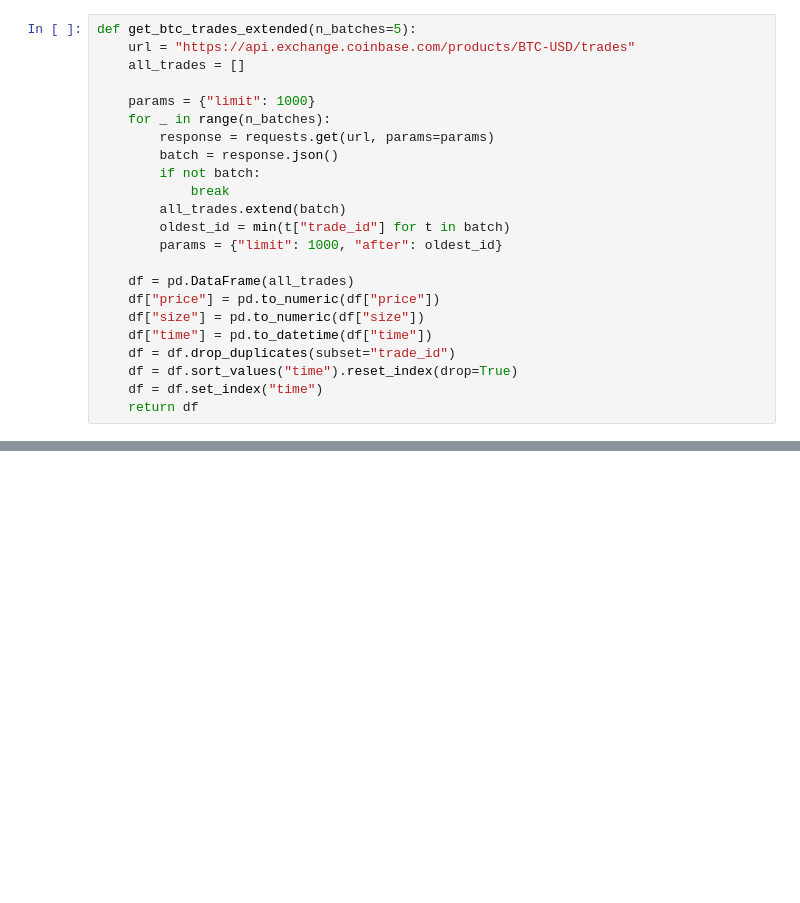
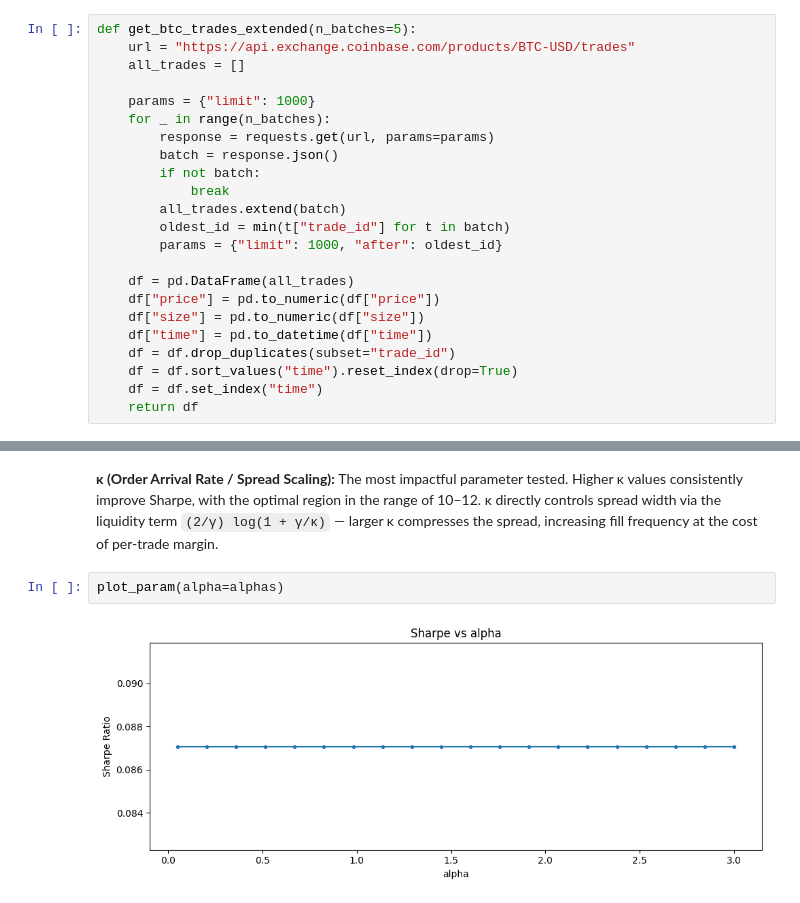
Before and after one commit to whark231/quant_mm_sim, a Jupyter notebook: notebooks/04_performance_analysis.ipynb, the cells around one changed output, grey strips where cells are left out. Drawn from its saved outputs; the diff is of its cells as text; blank space fills up the shorter version.

```diff
--- a/notebooks/04_performance_analysis.ipynb
+++ b/notebooks/04_performance_analysis.ipynb
@@ -215,0 +247,6 @@ def plot_param(**kwargs):
+# %% [markdown]
+**κ (Order Arrival Rate / Spread Scaling):** The most impactful parameter tested. Higher κ values consistently improve Sharpe, with the optimal region in the range of 10–12. κ directly controls spread width via the liquidity term `(2/γ) log(1 + γ/κ)` — larger κ compresses the spread, increasing fill frequency at the cost of per-trade margin.
+# %%
+plot_param(alpha=alphas)
+# %% [output]
+[figure, added]
```
Also changed, not shown: parts of 39 cells of this notebook, 1 other file.
